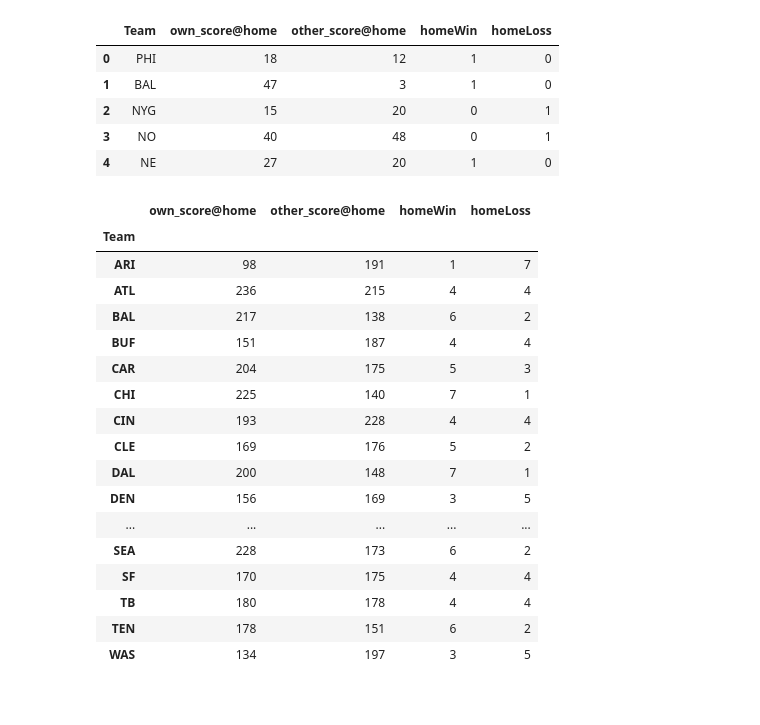
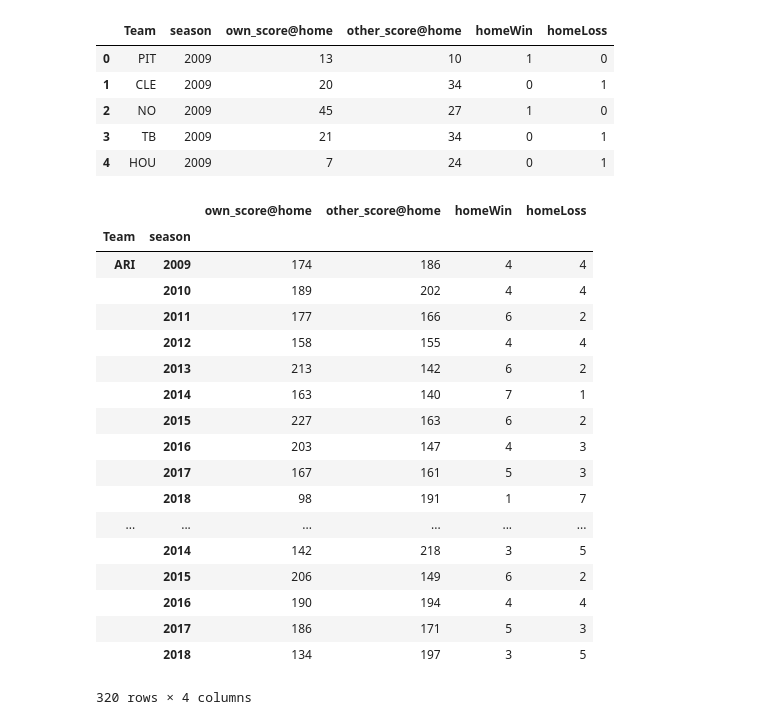
Before and after one commit to Mattyapolis/NFL-Home-Away-Analysis-, a Jupyter notebook: Home Score.ipynb, the cells around one changed output. Saved outputs shown, nothing was run; the diff lists cells and outputs as text; code cells hidden in the pictures.

```diff
--- a/Home Score.ipynb
+++ b/Home Score.ipynb
@@ -9 +3,16 @@ cleanDF2['homeWin'] = None
+# %%
+data2009 = "https://raw.githubusercontent.com/ryurko/nflscrapR-data/master/games_data/regular_season/reg_games_2009.csv"
+data2010 = "https://raw.githubusercontent.com/ryurko/nflscrapR-data/master/games_data/regular_season/reg_games_2010.csv"
+data2011 = "https://raw.githubusercontent.com/ryurko/nflscrapR-data/master/games_data/regular_season/reg_games_2011.csv"
+data2012 = "https://raw.githubusercontent.com/ryurko/nflscrapR-data/master/games_data/regular_season/reg_games_2012.csv"
+data2013 = "https://raw.githubusercontent.com/ryurko/nflscrapR-data/master/games_data/regular_season/reg_games_2013.csv"
+data2014 = "https://raw.githubusercontent.com/ryurko/nflscrapR-data/master/games_data/regular_season/reg_games_2014.csv"
+data2015 = "https://raw.githubusercontent.com/ryurko/nflscrapR-data/master/games_data/regular_season/reg_games_2015.csv"
+data2016 = "https://raw.githubusercontent.com/ryurko/nflscrapR-data/master/games_data/regular_season/reg_games_2016.csv"
+data2017 = "https://raw.githubusercontent.com/ryurko/nflscrapR-data/master/games_data/regular_season/reg_games_2017.csv"
+data2018 = "https://raw.githubusercontent.com/ryurko/nflscrapR-data/master/games_data/regular_season/reg_games_2018.csv"
+# %%
+urls = [data2009, data2010, data2011, data2012, data2013, data2014, data2015, data2016, data2017, data2018]
+# %%
+combined_csv = pd.concat([pd.read_csv(url) for url in urls])
 # %%
@@ -17,0 +27,4 @@ cleanDF2.head()
+# %%
+#clean csv files
+cleanDF2 = combined_csv.drop(columns=['type','game_id','week','state_of_game','game_url'])
+cleanDF2.head()
@@ -81,34 +113,35 @@ cDF2.head()
 TableHT = cDF2.rename(columns={"home_team": "Team", "home_score": "own_score@home", "away_score": "other_score@home"})
 TableHT.head()
 # %% [output]
-|  | Team | own_score@home | other_score@home | homeWin | homeLoss |
-| 0 | PHI | 18 | 12 | 1 | 0 |
-| 1 | BAL | 47 | 3 | 1 | 0 |
-| 2 | NYG | 15 | 20 | 0 | 1 |
-| 3 | NO | 40 | 48 | 0 | 1 |
-| 4 | NE | 27 | 20 | 1 | 0 |
+|  | Team | season | own_score@home | other_score@home | homeWin | homeLoss |
+| 0 | PIT | 2009 | 13 | 10 | 1 | 0 |
+| 1 | CLE | 2009 | 20 | 34 | 0 | 1 |
+| 2 | NO | 2009 | 45 | 27 | 1 | 0 |
+| 3 | TB | 2009 | 21 | 34 | 0 | 1 |
+| 4 | HOU | 2009 | 7 | 24 | 0 | 1 |
 # %%
 #Home team
-HTs = TableHT.groupby('Team').sum()
+HTs = TableHT.groupby(['Team','season']).sum()
 HTs
 # %% [output]
-|  | own_score@home | other_score@home | homeWin | homeLoss |
-| Team |  |  |  |  |
-| ARI | 98 | 191 | 1 | 7 |
-| ATL | 236 | 215 | 4 | 4 |
-| BAL | 217 | 138 | 6 | 2 |
-| BUF | 151 | 187 | 4 | 4 |
-| CAR | 204 | 175 | 5 | 3 |
-| CHI | 225 | 140 | 7 | 1 |
-| CIN | 193 | 228 | 4 | 4 |
-| CLE | 169 | 176 | 5 | 2 |
-| DAL | 200 | 148 | 7 | 1 |
-| DEN | 156 | 169 | 3 | 5 |
-| ... | ... | ... | ... | ... |
-| SEA | 228 | 173 | 6 | 2 |
-| SF | 170 | 175 | 4 | 4 |
-| TB | 180 | 178 | 4 | 4 |
-| TEN | 178 | 151 | 6 | 2 |
-| WAS | 134 | 197 | 3 | 5 |
+|  |  | own_score@home | other_score@home | homeWin | homeLoss |
+| Team | season |  |  |  |  |
+| ARI | 2009 | 174 | 186 | 4 | 4 |
+|  | 2010 | 189 | 202 | 4 | 4 |
+|  | 2011 | 177 | 166 | 6 | 2 |
+|  | 2012 | 158 | 155 | 4 | 4 |
+|  | 2013 | 213 | 142 | 6 | 2 |
+|  | 2014 | 163 | 140 | 7 | 1 |
+|  | 2015 | 227 | 163 | 6 | 2 |
+|  | 2016 | 203 | 147 | 4 | 3 |
+|  | 2017 | 167 | 161 | 5 | 3 |
+|  | 2018 | 98 | 191 | 1 | 7 |
+| ... | ... | ... | ... | ... | ... |
+|  | 2014 | 142 | 218 | 3 | 5 |
+|  | 2015 | 206 | 149 | 6 | 2 |
+|  | 2016 | 190 | 194 | 4 | 4 |
+|  | 2017 | 186 | 171 | 5 | 3 |
+|  | 2018 | 134 | 197 | 3 | 5 |
+320 rows × 4 columns
 # %%
 #home team
```
Also changed, not shown: parts of 16 cells of this notebook, 5 other files.
